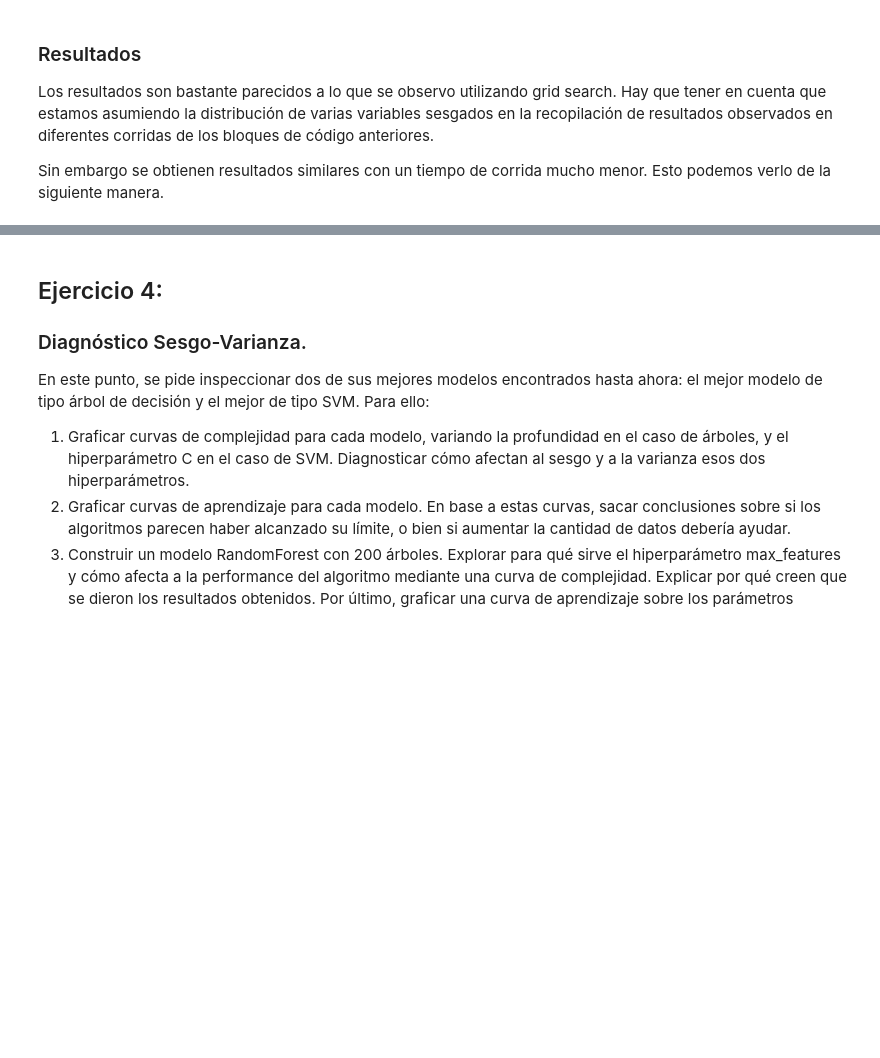
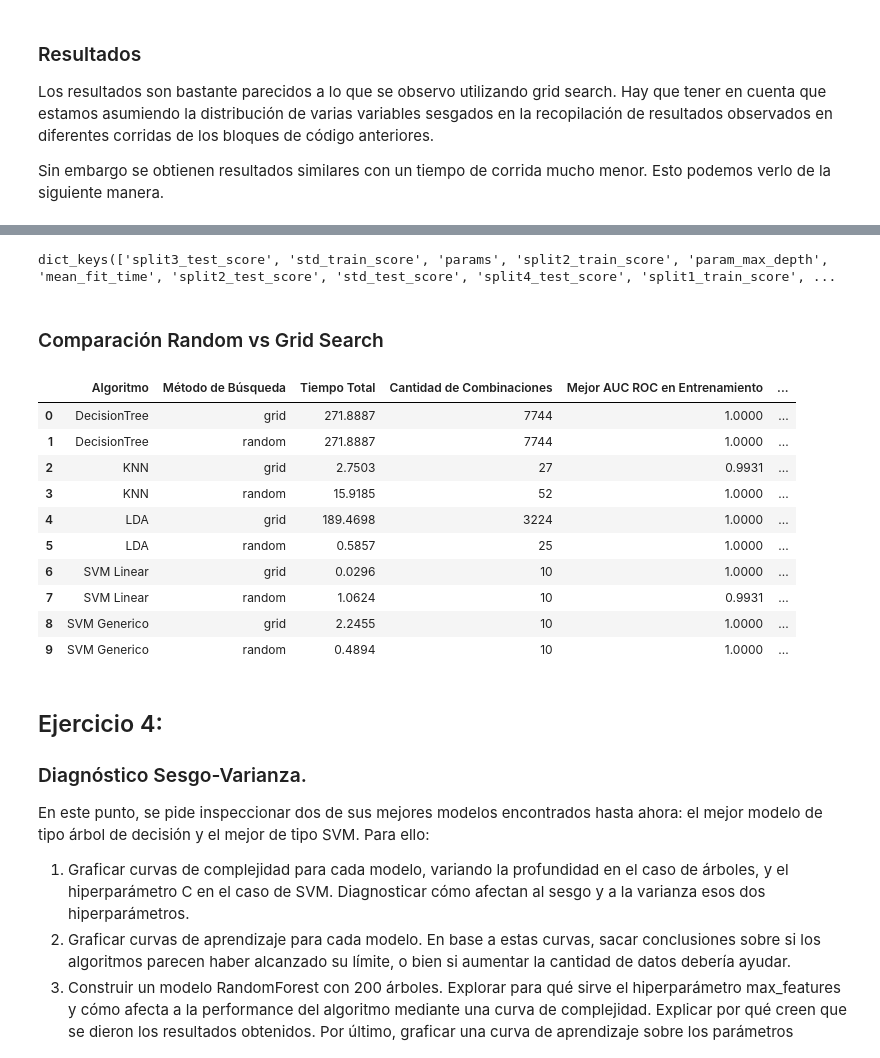
Before and after one commit to BrianBohe/aa-notebooks, a Jupyter notebook: TP1/TP1.ipynb, the cells around one changed output, grey strips where cells are left out. Cells and saved outputs as stored; diff of their text form; code cells hidden in the pictures; blank space fills up the shorter version.

Commit message:
commit table comparation grid vs random. Numbers are wrong.

```diff
--- a/TP1/TP1.ipynb
+++ b/TP1/TP1.ipynb
@@ -1379,3 +1389,66 @@ dict_keys(['split3_test_score', 'std_train_score', 'params', 'split2_train_score
+# %%
+def compare_results_grid_random_search(searching_results):
+    df = pd.DataFrame(index=range(len(searching_results['algorithms_names'])))
+    df["Algoritmo"] = searching_results['algorithms_names']
+    df["Método de Búsqueda"] = searching_results['search_strategy']
+    df["Tiempo Total"] = searching_results['total_time']
+    df["Cantidad de Combinaciones"] = searching_results['amount_combinations']
+    df["Mejor AUC ROC en Entrenamiento"] = searching_results['best_train_score']
+    df["Mejor AUC ROC en Validación"] = searching_results['best_test_score']
+
+    display(HTML('<h3> Comparación Random vs Grid Search </h3>'))
+    display(df)
+    return
+
+def get_information_from_result(result_search):
+    return {
+        'total_time': result_search.cv_results_['mean_fit_time'].sum(),
+        'amount_combinations': len(result_search.cv_results_['params']),
+        'best_train_score': result_search.cv_results_['mean_train_score'].max(),
+        'best_test_score': result_search.cv_results_['mean_test_score'].max(),
+    }
+
+print(grid_tree.cv_results_.keys())
+
+algorithms_names = ['DecisionTree', 'KNN', 'LDA', 'SVM Linear', 'SVM Generico']
+grids = [grid_tree, grid_knn, grid_lda, grid_svm_linear, grid_svm_general]
+
+randoms = [
+    random_search_tree, random_search_knn, random_search_lda, random_search_svm_linear,
+    random_serach_svm_general
+]
+
+def build_search_data_columns(randoms, grids, algorithms_names):
+    _data = {
+        'algorithms_names': [_name for _name in algorithms_names for _ in range(2)],
+        'search_strategy': [_search_strategy for _ in algorithms_names for _search_strategy in ['grid', 'random'] ],
+        'total_time': [],
+        'amount_combinations': [],
+        'best_train_score': [],
+        'best_test_score': []
+    }
+
+    for _result in itertools.chain(grids, randoms):
+        for _k, _v in get_information_from_result(_result).items():
+            _data[_k].append(_v)
+
+    return _data
+
+compare_results_grid_random_search(build_search_data_columns(randoms,grids, algorithms_names))
+# %% [output]
+dict_keys(['split3_test_score', 'std_train_score', 'params', 'split2_train_score', 'param_max_depth', 'mean_fit_time', 'split2_test_score', 'std_test_score', 'split4_test_score', 'split1_train_score', ...
+Comparación Random vs Grid Search
+|  | Algoritmo | Método de Búsqueda | Tiempo Total | Cantidad de Combinaciones | Mejor AUC ROC en Entrenamiento | ... |
+| 0 | DecisionTree | grid | 271.8887 | 7744 | 1.0000 | ... |
+| 1 | DecisionTree | random | 271.8887 | 7744 | 1.0000 | ... |
+| 2 | KNN | grid | 2.7503 | 27 | 0.9931 | ... |
+| 3 | KNN | random | 15.9185 | 52 | 1.0000 | ... |
+| 4 | LDA | grid | 189.4698 | 3224 | 1.0000 | ... |
+| 5 | LDA | random | 0.5857 | 25 | 1.0000 | ... |
+| 6 | SVM Linear | grid | 0.0296 | 10 | 1.0000 | ... |
+| 7 | SVM Linear | random | 1.0624 | 10 | 0.9931 | ... |
+| 8 | SVM Generico | grid | 2.2455 | 10 | 1.0000 | ... |
+| 9 | SVM Generico | random | 0.4894 | 10 | 1.0000 | ... |
 # %% [markdown]
 ## Ejercicio 4:
 ### Diagnóstico Sesgo-Varianza.
```
Also changed, not shown: parts of 6 cells of this notebook.
